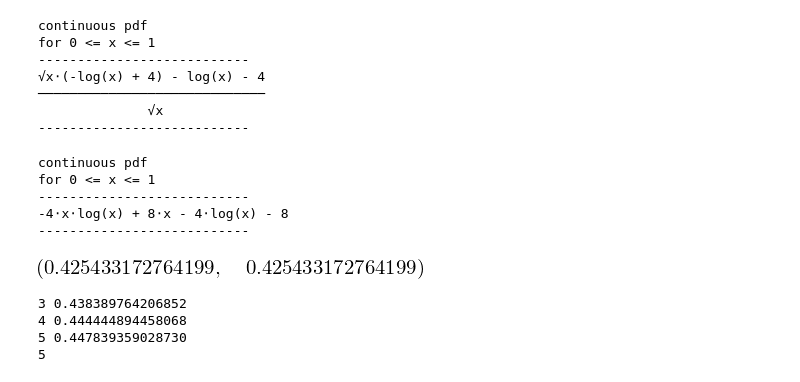
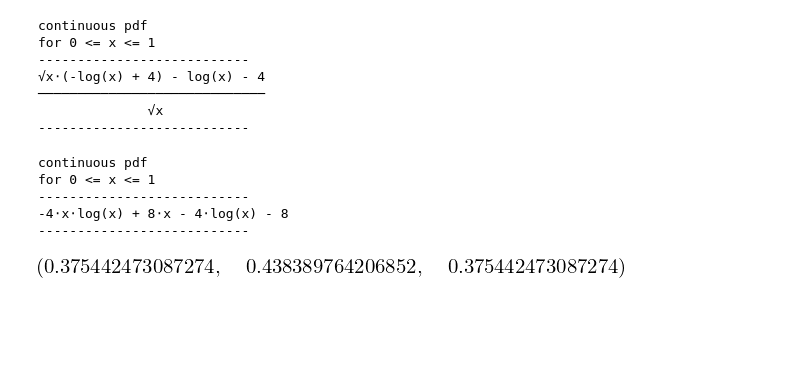
Before and after one commit to MthwRobinson/APPLPy, a Jupyter notebook: docs/APPLPy Paper.ipynb, the cells around one changed output. Drawn from its saved outputs; the diff is of its cells as text; code cells hidden in the pictures; blank space fills up the shorter version.

```diff
--- a/docs/APPLPy Paper.ipynb
+++ b/docs/APPLPy Paper.ipynb
@@ -363,25 +376,36 @@ alist = [0.2135,0.3153,0.3841,0.3946,0.4707,0.5107,0.5783,0.5960,0.6404,0.7601]
 blist = [0.0482,0.0945,0.1149,0.2441,0.287,0.311,0.3362,0.3924,0.4166,0.4194,0.6217,0.698]
 clist = [0.0474,0.2732,0.2828,0.2952,0.337,0.3627,0.3698,0.4348,0.4968,0.5061,0.5093,
          0.5211,0.5266,0.6654,0.6951,0.6975,0.7694]
+# %%
+alist = [0.2135, 0.3153, 0.3841, 0.3946, 0.4707, 0.5107, 0.5783, 0.5960,
+           0.6404,0.7601]
+blist = [0.0482, 0.0945, 0.1149, 0.2441, 0.287, 0.311, 0.3362, 0.3924,
+           0.4166, 0.4194, 0.6217, 0.698]
+clist = [0.0474, 0.2732, 0.2828, 0.2952, 0.337, 0.3627, 0.3698, 0.4348,
+           0.4968, 0.5061, 0.5093, 0.5211, 0.5266, 0.6654, 0.6951, 0.6975,
+           0.7694]
 # %%
 A = BootstrapRV(alist)
 B = BootstrapRV(blist)
 C = BootstrapRV(clist)
 # %%
 Sstar = Minimum( MaximumIID(A,2),
-               Minimum(MaximumIID(B,3),
-                      MaximumIID(C,3)))
-Sstar1 = Minimum(MaximumIID(A,2),
+               Minimum(MaximumIID(B,2),
+                      MaximumIID(C,2)))
+Sstar1 = Minimum(MaximumIID(A,3),
                  MaximumIID(B,3),
                  MaximumIID(C,3))
+S = Minimum(MaximumIID(A,2),
+           MaximumIID(B,2),
+           MaximumIID(C,2))
 # %%
-Mean(Sstar),Mean(Sstar1)
+Mean(Sstar),Mean(Sstar1), Mean(S)
 # %% [output]
-[figure, old version]
+[figure, new version]
 # %%
 n = 2
 target = 1.05
-m = Mean(Sstar)
+m = Mean(Sstar1)
 mux = m
 while (mux < target * m):
     n+=1
@@ -391,8 +415,3 @@ while (mux < target * m):
     mux = Mean(System)
     print n,mux
 print n
-# %% [output]
-3 0.438389764206852
-4 0.444444894458068
-5 0.447839359028730
-5
```
Also changed, not shown: parts of 14 cells of this notebook, 1 other file.
